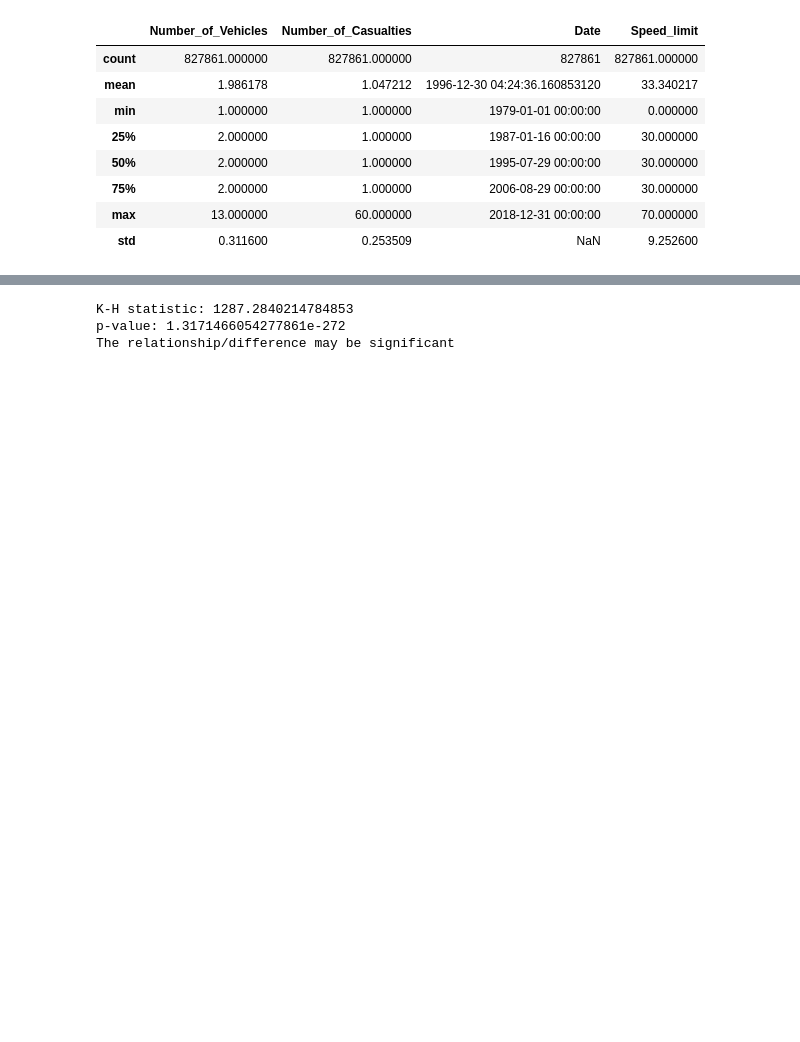
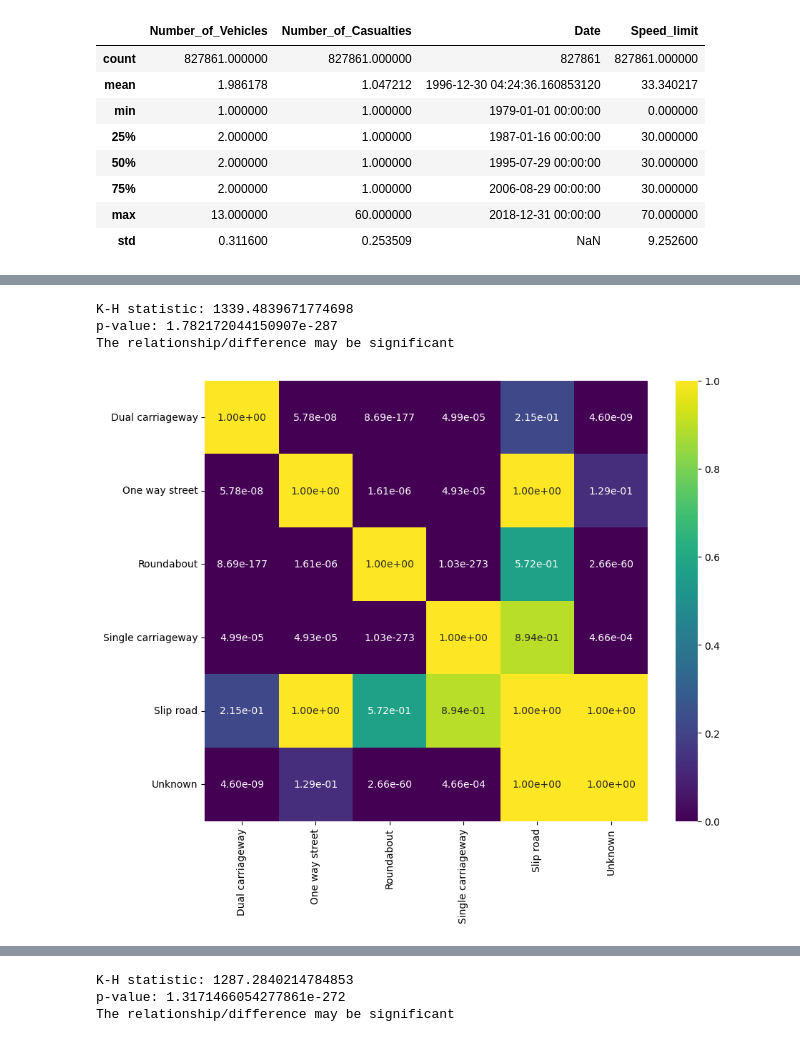
Before and after one commit to mchase007/EDA_UK_Bicycle_Accidents_1979_2018, a Jupyter notebook: EDA_BicycleAccidents.ipynb, the cells around one changed output, grey strips where cells are left out. Drawn from its saved outputs; the diff is of its cells as text; code cells hidden in the pictures; blank space fills up the shorter version.

Commit message:
post hoc tests implemented

```diff
--- a/EDA_BicycleAccidents.ipynb
+++ b/EDA_BicycleAccidents.ipynb
@@ -1229,9 +1314,25 @@ run_kruskal_wallis(df_Ac_Bk_clean,'Road_conditions','Number_of_Casualties')
 # Conditions 1. Nominal IV with several levels. 2. Non-normality DV. 3.Independent measures.
 # --------------------------------------------------------------------------------------------------
 
-run_kruskal_wallis(df_Ac_Bk_clean,'Road_type','Number_of_Casualties')
+result = run_kruskal_wallis(df_Ac_Bk_clean,'Road_type','Number_of_Casualties')
+result
 
 # KruskalResult(statistic=np.float64(1339.4839671774698), pvalue=np.float64(1.782172044150907e-287))
+# %% [output]
+K-H statistic: 1339.4839671774698
+p-value: 1.782172044150907e-287
+The relationship/difference may be significant
+# %%
+# Visualisation of matrix
+
+dunn_result = run_dunn_test(df_Ac_Bk_clean,'Road_type','Number_of_Casualties')
+dunn_result
+
+plt.figure(figsize=(10, 8))
+sns.heatmap(dunn_result, annot=True, cmap='viridis', fmt=".2e")
+plt.show()
+# %% [output]
+[figure, added]
 # %%
 # Test if a relationship exists between weather condition and number of casualties
 
```
Also changed, not shown: parts of 18 cells of this notebook.
